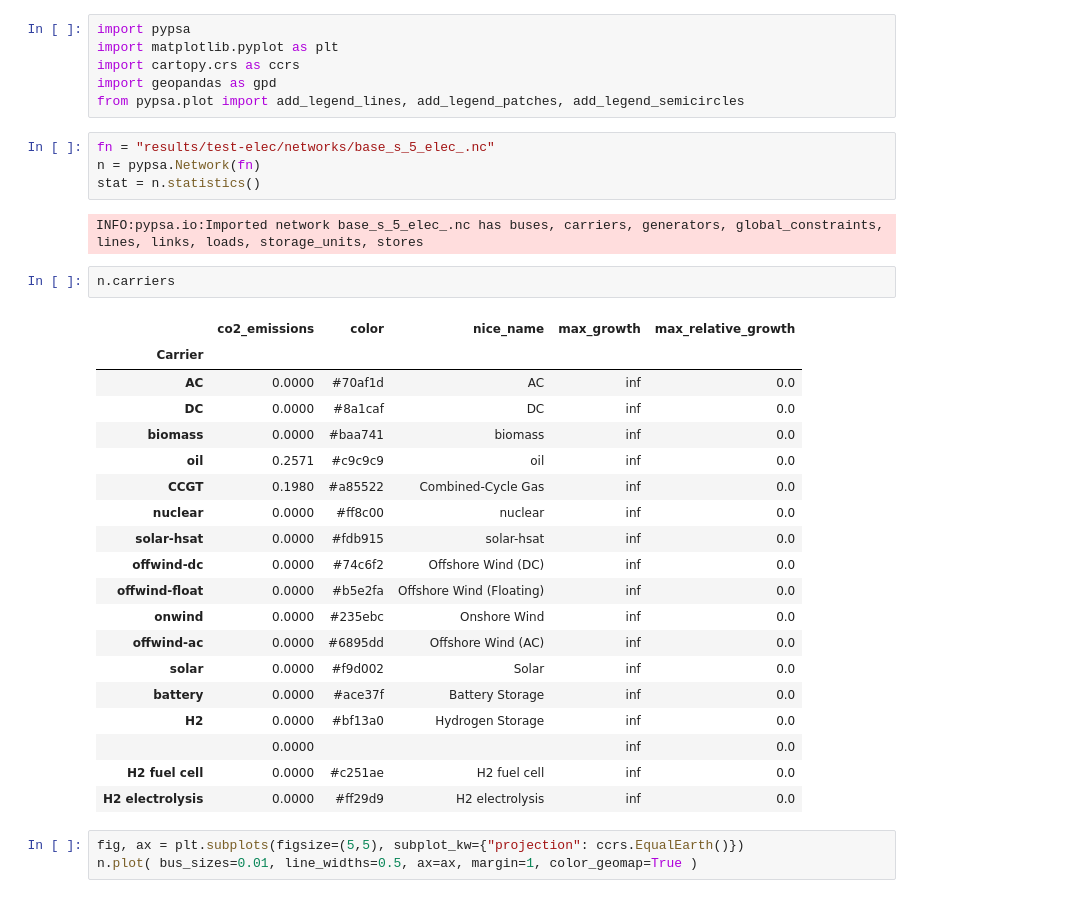
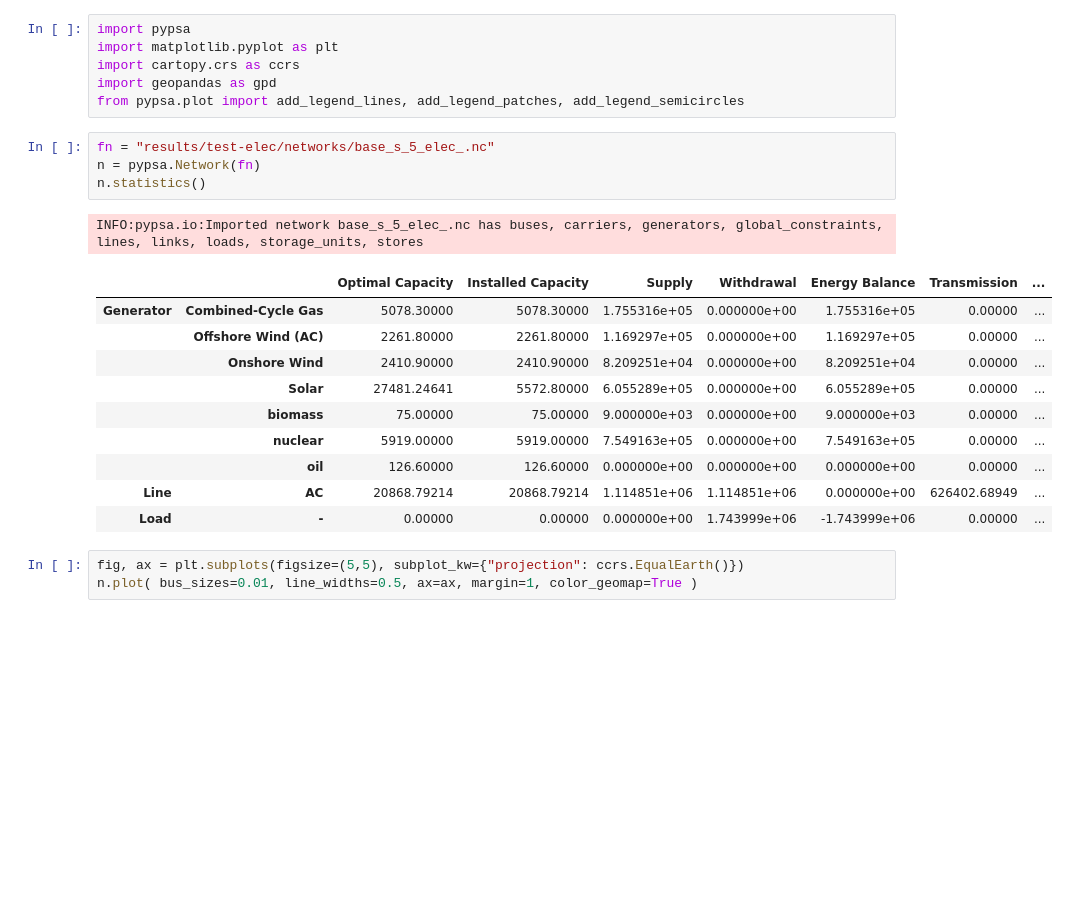
Before and after one commit to FrugisRoss/pypsa-eur, a Jupyter notebook: ElecOnly_Plotting.ipynb, the cells around one changed output. Drawn from its saved outputs; the diff is of its cells as text; blank space fills up the shorter version.

```diff
--- a/ElecOnly_Plotting.ipynb
+++ b/ElecOnly_Plotting.ipynb
@@ -7,31 +7,19 @@ from pypsa.plot import add_legend_lines, add_legend_patches, add_legend_semicirc
 # %%
 fn = "results/test-elec/networks/base_s_5_elec_.nc"
 n = pypsa.Network(fn)
-stat = n.statistics()
+n.statistics()
 # %% [output]
 INFO:pypsa.io:Imported network base_s_5_elec_.nc has buses, carriers, generators, global_constraints, lines, links, loads, storage_units, stores
+|  |  | Optimal Capacity | Installed Capacity | Supply | Withdrawal | Energy Balance | Transmission | ... |
+| Generator | Combined-Cycle Gas | 5078.30000 | 5078.30000 | 1.755316e+05 | 0.000000e+00 | 1.755316e+05 | 0.00000 | ... |
+|  | Offshore Wind (AC) | 2261.80000 | 2261.80000 | 1.169297e+05 | 0.000000e+00 | 1.169297e+05 | 0.00000 | ... |
+|  | Onshore Wind | 2410.90000 | 2410.90000 | 8.209251e+04 | 0.000000e+00 | 8.209251e+04 | 0.00000 | ... |
+|  | Solar | 27481.24641 | 5572.80000 | 6.055289e+05 | 0.000000e+00 | 6.055289e+05 | 0.00000 | ... |
+|  | biomass | 75.00000 | 75.00000 | 9.000000e+03 | 0.000000e+00 | 9.000000e+03 | 0.00000 | ... |
+|  | nuclear | 5919.00000 | 5919.00000 | 7.549163e+05 | 0.000000e+00 | 7.549163e+05 | 0.00000 | ... |
+|  | oil | 126.60000 | 126.60000 | 0.000000e+00 | 0.000000e+00 | 0.000000e+00 | 0.00000 | ... |
+| Line | AC | 20868.79214 | 20868.79214 | 1.114851e+06 | 1.114851e+06 | 0.000000e+00 | 626402.68949 | ... |
+| Load | - | 0.00000 | 0.00000 | 0.000000e+00 | 1.743999e+06 | -1.743999e+06 | 0.00000 | ... |
-# %%
-n.carriers
-# %% [output]
-|  | co2_emissions | color | nice_name | max_growth | max_relative_growth |
-| Carrier |  |  |  |  |  |
-| AC | 0.0000 | #70af1d | AC | inf | 0.0 |
-| DC | 0.0000 | #8a1caf | DC | inf | 0.0 |
-| biomass | 0.0000 | #baa741 | biomass | inf | 0.0 |
-| oil | 0.2571 | #c9c9c9 | oil | inf | 0.0 |
-| CCGT | 0.1980 | #a85522 | Combined-Cycle Gas | inf | 0.0 |
-| nuclear | 0.0000 | #ff8c00 | nuclear | inf | 0.0 |
-| solar-hsat | 0.0000 | #fdb915 | solar-hsat | inf | 0.0 |
-| offwind-dc | 0.0000 | #74c6f2 | Offshore Wind (DC) | inf | 0.0 |
-| offwind-float | 0.0000 | #b5e2fa | Offshore Wind (Floating) | inf | 0.0 |
-| onwind | 0.0000 | #235ebc | Onshore Wind | inf | 0.0 |
-| offwind-ac | 0.0000 | #6895dd | Offshore Wind (AC) | inf | 0.0 |
-| solar | 0.0000 | #f9d002 | Solar | inf | 0.0 |
-| battery | 0.0000 | #ace37f | Battery Storage | inf | 0.0 |
-| H2 | 0.0000 | #bf13a0 | Hydrogen Storage | inf | 0.0 |
-|  | 0.0000 |  |  | inf | 0.0 |
-| H2 fuel cell | 0.0000 | #c251ae | H2 fuel cell | inf | 0.0 |
-| H2 electrolysis | 0.0000 | #ff29d9 | H2 electrolysis | inf | 0.0 |
 # %%
 fig, ax = plt.subplots(figsize=(5,5), subplot_kw={"projection": ccrs.EqualEarth()})
 n.plot( bus_sizes=0.01, line_widths=0.5, ax=ax, margin=1, color_geomap=True )
```
Also changed, not shown: parts of 7 cells of this notebook, 4 other files.
